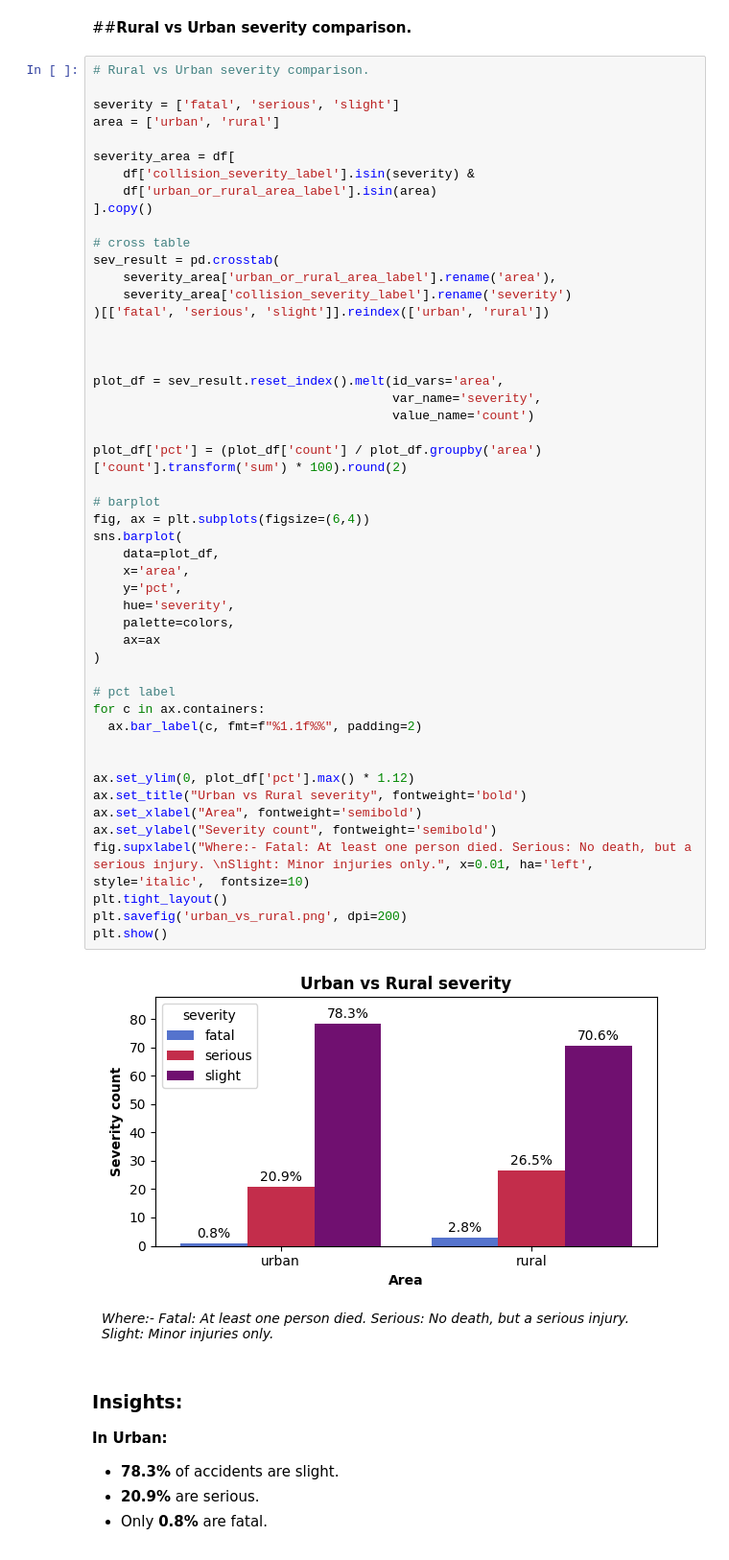
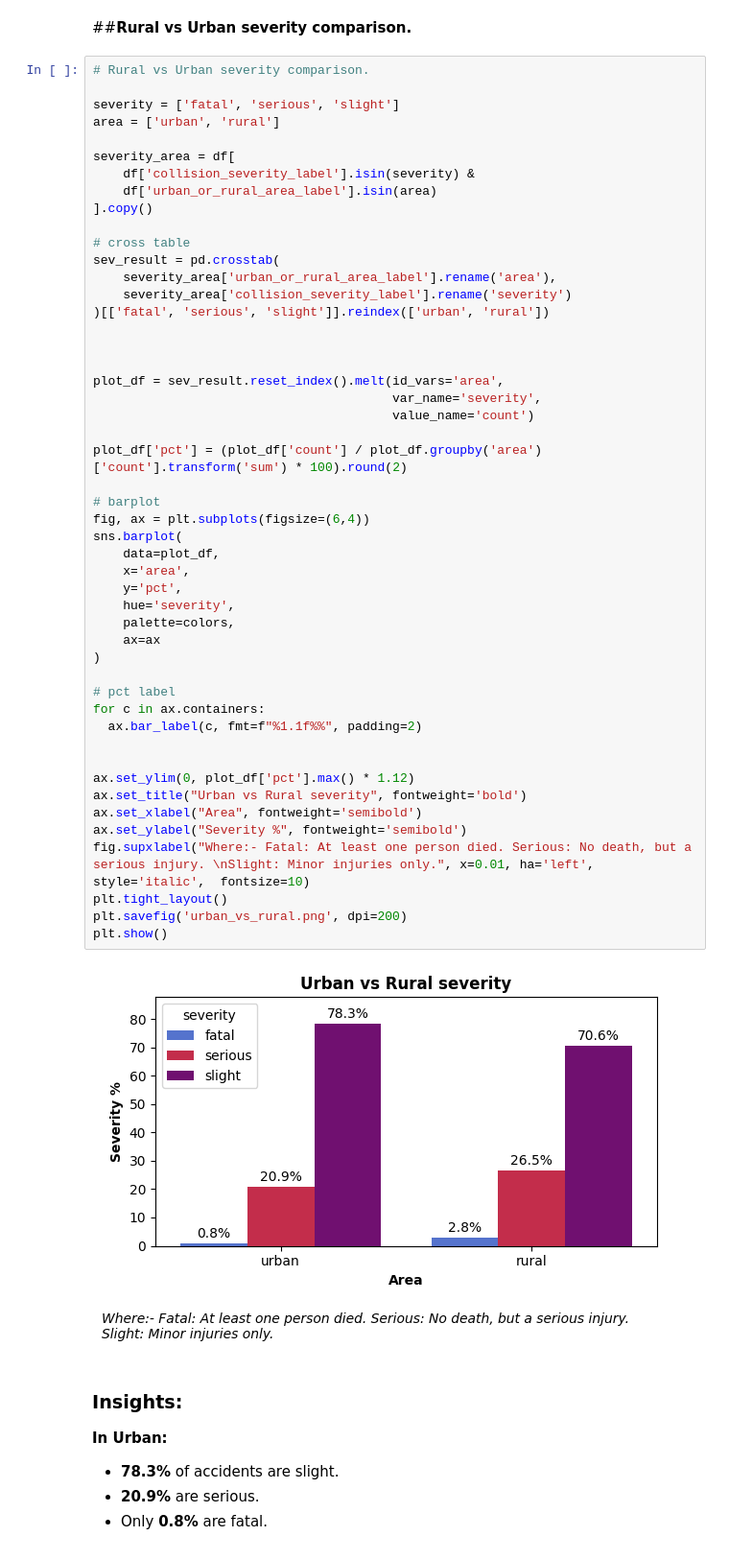
Before and after one commit to pratapsingh23/uk-road-accident-severity-prediction, a Jupyter notebook: eda.ipynb, the cells around one changed output. Shown at 96% size. Saved outputs shown, nothing was run; the diff lists cells and outputs as text.

```diff
--- a/eda.ipynb
+++ b/eda.ipynb
@@ -113,35 +113,35 @@ sev_result = pd.crosstab(
 plot_df = sev_result.reset_index().melt(id_vars='area',
                                         var_name='severity',
                                         value_name='count')
 
 plot_df['pct'] = (plot_df['count'] / plot_df.groupby('area')['count'].transform('sum') * 100).round(2)
 
 # barplot
 fig, ax = plt.subplots(figsize=(6,4))
 sns.barplot(
     data=plot_df,
     x='area',
     y='pct',
     hue='severity',
     palette=colors,
     ax=ax
 )
 
 # pct label
 for c in ax.containers:
   ax.bar_label(c, fmt=f"%1.1f%%", padding=2)
 
 
 ax.set_ylim(0, plot_df['pct'].max() * 1.12)
 ax.set_title("Urban vs Rural severity", fontweight='bold')
 ax.set_xlabel("Area", fontweight='semibold')
-ax.set_ylabel("Severity count", fontweight='semibold')
+ax.set_ylabel("Severity %", fontweight='semibold')
 fig.supxlabel("Where:- Fatal: At least one person died. Serious: No death, but a serious injury. \nSlight: Minor injuries only.", x=0.01, ha='left', style='italic',  fontsize=10)
 plt.tight_layout()
 plt.savefig('urban_vs_rural.png', dpi=200)
 plt.show()
 # %% [output]
-[figure, old version]
+[figure, new version]
 # %% [markdown]
 ### **Insights:**
 
```
Also changed, not shown: parts of 4 cells of this notebook.
